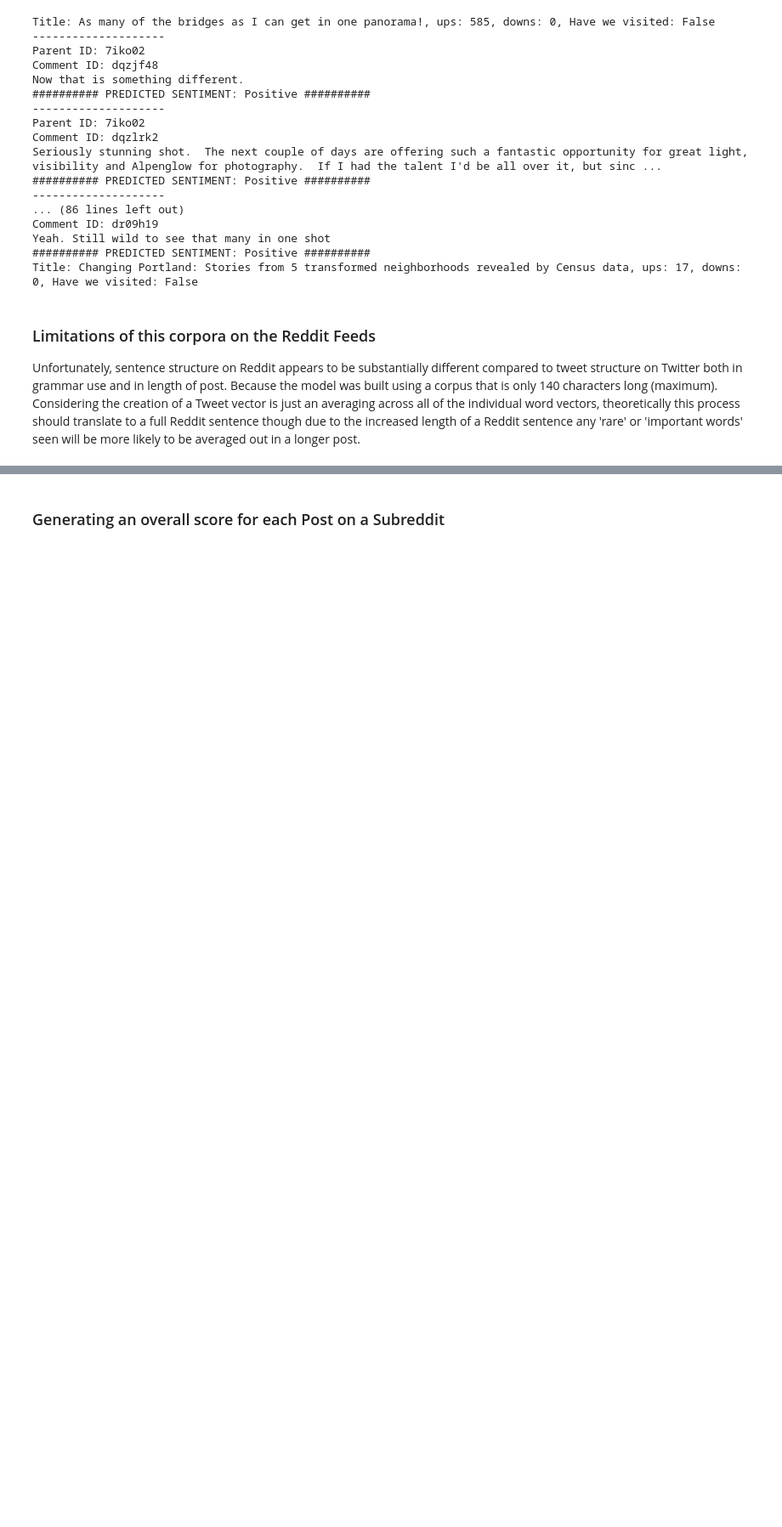
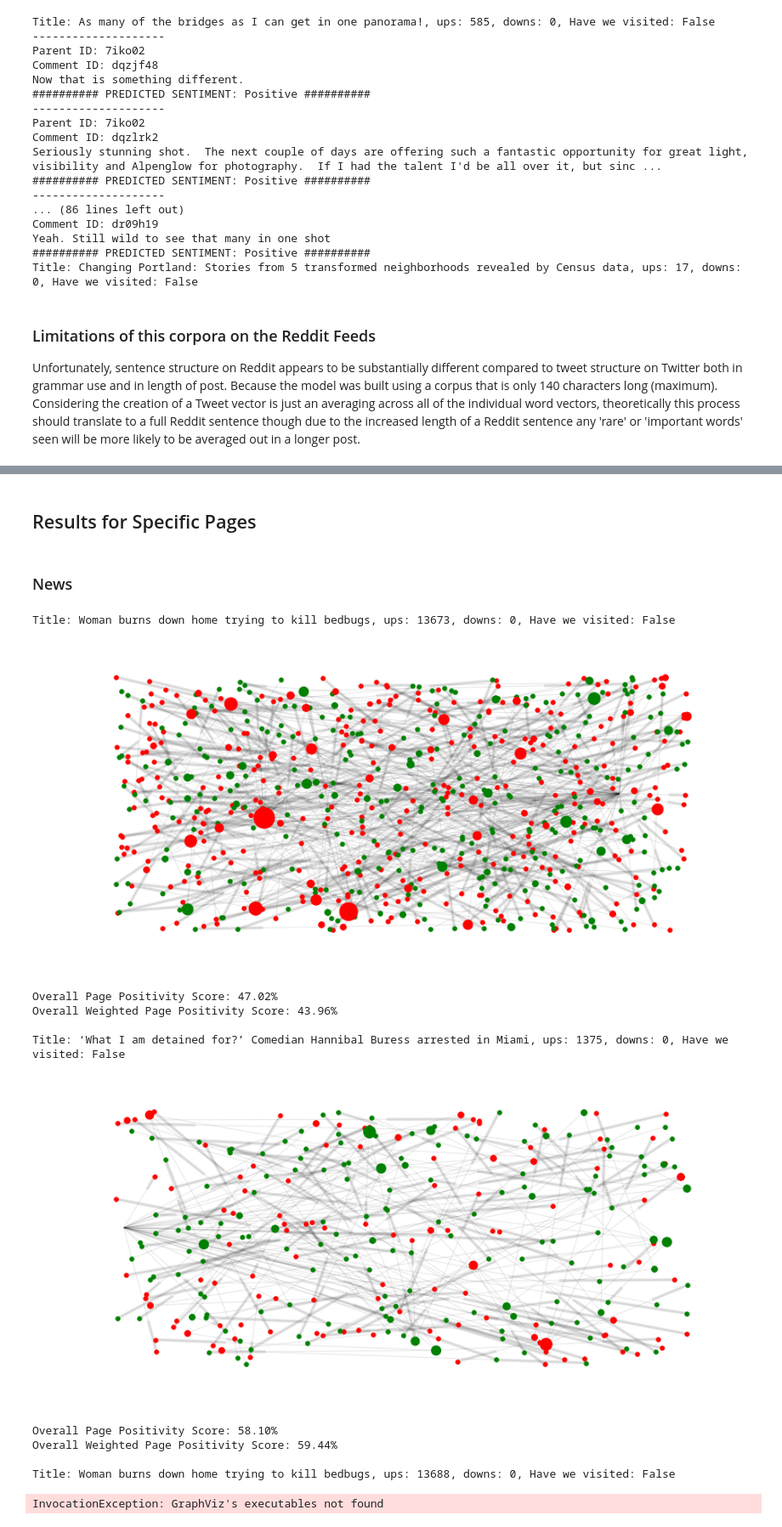
Before and after one commit to dswald/sentiment_analysis, a Jupyter notebook: sandbox/Sentiment Analysis - Clean Model.ipynb, the cells around one changed output, grey strips where cells are left out. Shown at 85% size. Saved outputs shown, nothing was run; the diff lists cells and outputs as text; code cells hidden in the pictures; blank space fills up the shorter version.

```diff
--- a/sandbox/Sentiment Analysis - Clean Model.ipynb
+++ b/sandbox/Sentiment Analysis - Clean Model.ipynb
@@ -597,2 +616,0 @@ Overall Weighted Page Positivity Score: 70.59%
-# %% [markdown]
-### Generating an overall score for each Post on a Subreddit
@@ -604,0 +617,20 @@ for sub,G in G_dict.items():
+# %% [markdown]
+## Results for Specific Pages
+# %% [markdown]
+### News
+# %%
+page_network_and_sentiment(page='news', layout='random')
+page_network_and_sentiment(page='news', layout='pydot')
+# %% [output]
+Title: Woman burns down home trying to kill bedbugs, ups: 13673, downs: 0, Have we visited: False
+[figure, added]
+Overall Page Positivity Score: 47.02%
+Overall Weighted Page Positivity Score: 43.96%
+
+Title: ‘What I am detained for?’ Comedian Hannibal Buress arrested in Miami, ups: 1375, downs: 0, Have we visited: False
+[figure, added]
+Overall Page Positivity Score: 58.10%
+Overall Weighted Page Positivity Score: 59.44%
+
+Title: Woman burns down home trying to kill bedbugs, ups: 13688, downs: 0, Have we visited: False
+InvocationException: GraphViz's executables not found
```
Also changed, not shown: parts of 15 cells of this notebook, 7 other files.
